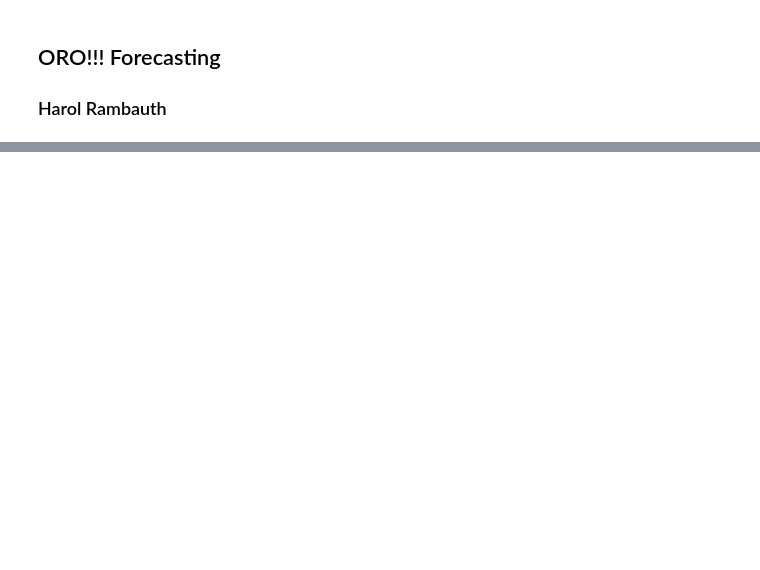
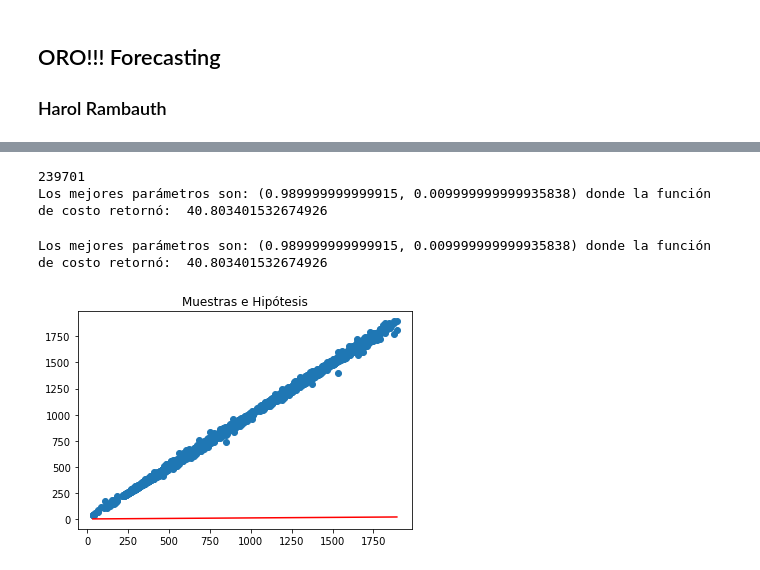
Before and after one commit to Harol2000RC/ClaseMachineLearning, a Jupyter notebook: BaseDatosOro.ipynb, the cells around one changed output, grey strips where cells are left out. Drawn from its saved outputs; the diff is of its cells as text; code cells hidden in the pictures; blank space fills up the shorter version.

```diff
--- a/BaseDatosOro.ipynb
+++ b/BaseDatosOro.ipynb
@@ -42,16 +82,16 @@ def funcCosto(arr_1, arr_2):
 #  h(x) = T0*x0 + T1*x1
 
 # 1. Valores a T0 a T1
+
 dict_resultados = dict()
-for T0 in car_m1:
-  for T1 in car_m2:
+for T0 in np.arange(-3,3,1/100):
+  for T1 in np.arange(-3,3,1/100):
 
 #   2. Encuentras h(x)
-    h_x = T0*etiqueta + T1*etiqueta
+    h_x = T0*car_m1 + T1*car_m2
 
 #   3. Evalúar la función de costo
     dict_resultados[(T0,T1)]=funcCosto(h_x,etiqueta)
-
 # 4. Encontrar el menor
 parameters = list(dict_resultados.keys())
 #print(parameters)
@@ -61,13 +101,19 @@ indexMinCost = costValues.argmin()
 print(indexMinCost)
 bestParameters = parameters[indexMinCost]
 print("Los mejores parámetros son:",bestParameters,"donde la función de costo retornó: ",costValues[indexMinCost])
+# %% [output]
+239701
+Los mejores parámetros son: (0.989999999999915, 0.009999999999935838) donde la función de costo retornó:  40.803401532674926
 # %%
 print("Los mejores parámetros son:",bestParameters,"donde la función de costo retornó: ",costValues[indexMinCost])
-plt.scatter(Carac,etiq)
-x = np.arange(Carac.min(),Carac.max(),(Carac.max()-Carac.min())/1000)
+plt.scatter(car_m1,etiqueta)
+x = np.arange(car_m1.min(),car_m1.max(),(car_m1.max()-car_m1.min())/1000)
 plt.plot(x,bestParameters[0]+bestParameters[1]*x,'r-')
 plt.title("Muestras e Hipótesis")
 plt.show()
+# %% [output]
+Los mejores parámetros son: (0.989999999999915, 0.009999999999935838) donde la función de costo retornó:  40.803401532674926
+[figure, added]
 # %%
 fig = plt.figure()
 ax = plt.axes(projection='3d')
```
Also changed, not shown: parts of 7 cells of this notebook.
